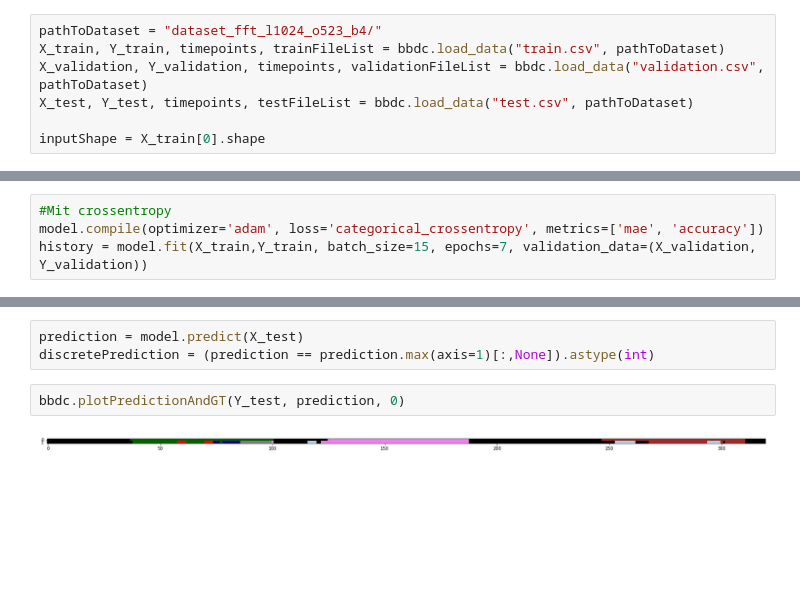
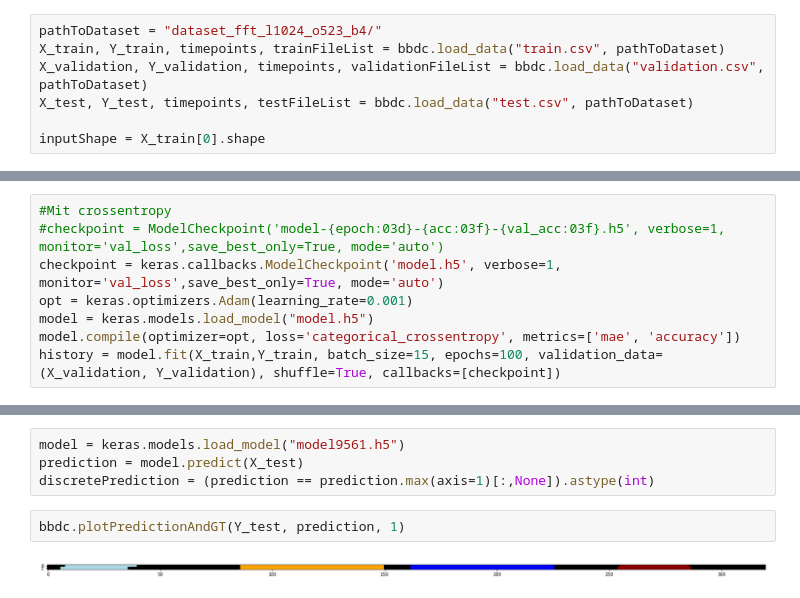
Before and after one commit to ajochim/bbdc2021, a Jupyter notebook: trainings/lessParameter_1d_unet_jannes.ipynb, the cells around one changed output, grey strips where cells are left out. Cells and saved outputs as stored; diff of their text form; blank space fills up the shorter version.

```diff
--- a/trainings/lessParameter_1d_unet_jannes.ipynb
+++ b/trainings/lessParameter_1d_unet_jannes.ipynb
@@ -56,5 +56,9 @@ Non-trainable params: 1,024
 __________________________________________________________________________________________________
 # %%
 #Mit crossentropy
-model.compile(optimizer='adam', loss='categorical_crossentropy', metrics=['mae', 'accuracy'])
-history = model.fit(X_train,Y_train, batch_size=15, epochs=7, validation_data=(X_validation, Y_validation))
+#checkpoint = ModelCheckpoint('model-{epoch:03d}-{acc:03f}-{val_acc:03f}.h5', verbose=1, monitor='val_loss',save_best_only=True, mode='auto')
+checkpoint = keras.callbacks.ModelCheckpoint('model.h5', verbose=1, monitor='val_loss',save_best_only=True, mode='auto')
+opt = keras.optimizers.Adam(learning_rate=0.001)
+model = keras.models.load_model("model.h5")
+model.compile(optimizer=opt, loss='categorical_crossentropy', metrics=['mae', 'accuracy'])
+history = model.fit(X_train,Y_train, batch_size=15, epochs=100, validation_data=(X_validation, Y_validation), shuffle=True, callbacks=[checkpoint])
@@ -105,10 +137,11 @@ plt.show()
 # %%
+model = keras.models.load_model("model9561.h5")
 prediction = model.predict(X_test)
 discretePrediction = (prediction == prediction.max(axis=1)[:,None]).astype(int)
 # %%
-bbdc.plotPredictionAndGT(Y_test, prediction, 0)
+bbdc.plotPredictionAndGT(Y_test, prediction, 1)
 # %% [output]
-[figure, old version]
+[figure, new version]
 # %%
 scores = model.evaluate(X_test, Y_test)
 # %% [output]
```
Also changed, not shown: parts of 14 cells of this notebook.
